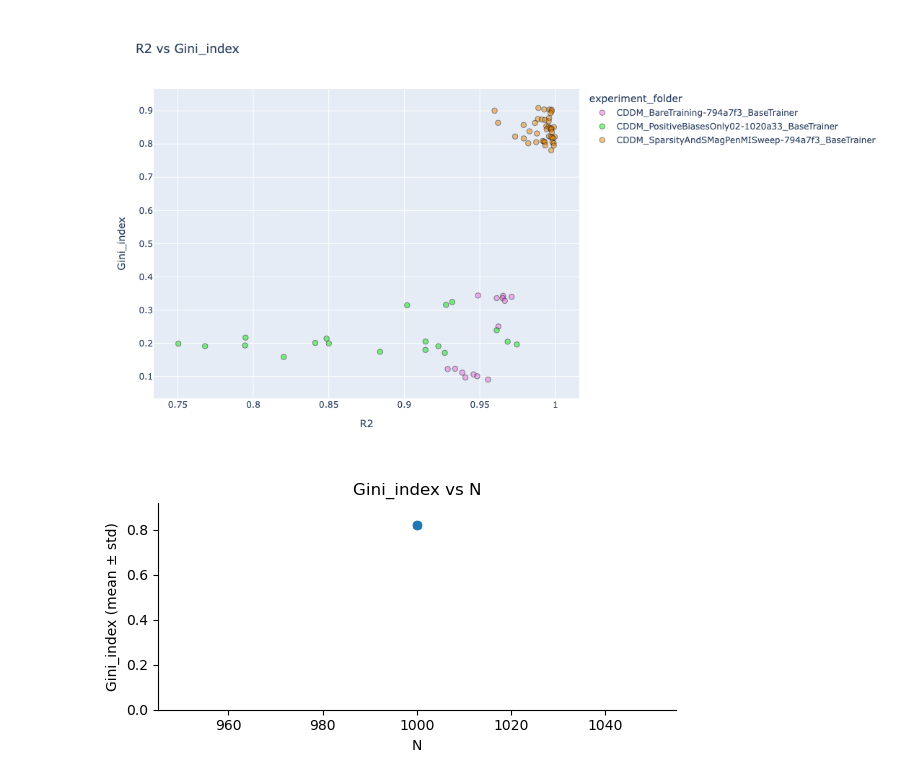
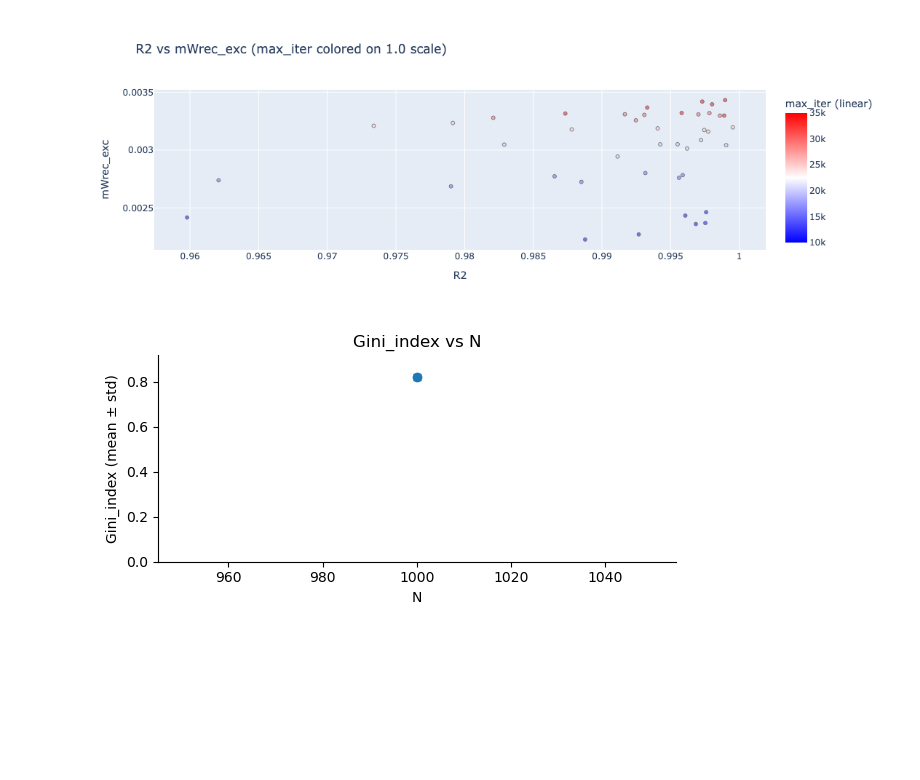
Before and after one commit to engellab/trainRNNbrain, a Jupyter notebook: jupyter/RNNs statistics.ipynb, the cells around one changed output. Saved outputs shown, nothing was run; the diff lists cells and outputs as text; code cells hidden in the pictures; blank space fills up the shorter version.

```diff
--- a/jupyter/RNNs statistics.ipynb
+++ b/jupyter/RNNs statistics.ipynb
@@ -371,20 +407,21 @@ df = df.dropna(subset=["R2"])
 df = df[df["R2"] > 0.75]
 df = df[df["experiment_folder"].isin([
     "CDDM_SparsityAndSMagPenMISweep-794a7f3_BaseTrainer",
-    "CDDM_BareTraining-794a7f3_BaseTrainer",
-    'CDDM_PositiveBiasesOnly02-1020a33_BaseTrainer'
+    # "CDDM_BareTraining-794a7f3_BaseTrainer",
+    # 'CDDM_PositiveBiasesOnly02-1020a33_BaseTrainer'
 ])]
 
 
-column = "experiment_folder"
+column = "max_iter"
 scale = "linear"  # "linear" or "log" (only applies when numeric)
 
 raw = df[column]
 num = pd.to_numeric(raw, errors="coerce")
 is_numeric = num.notna().sum() == raw.notna().sum()
 
-x = 1.5  # used for marker sizing/layout
-
+scale = 1.  # used for marker sizing/layout
+x = 'R2'
+y = "mWrec_exc"
 if is_numeric:
     df[column] = num
 
@@ -406,46 +443,44 @@ if is_numeric:
 
     cmin, cmax = float(df[color_col].min()), float(df[color_col].max())
     cmid = 0.5 * (cmin + cmax)
-
     fig = px.scatter(
-        df, x="R2", y="Gini_index",
+        df, x=x, y=y,
         color=color_col,
         color_continuous_scale=[(0, "blue"), (0.5, "white"), (1, "red")],
         color_continuous_midpoint=cmid,
         range_color=(cmin, cmax),
         hover_data=df.columns,
-        title=f"R2 vs Gini_index ({column} colored on {scale} scale)"
+        title=f"{x} vs {y} ({column} colored on {scale} scale)"
     )
     fig.update_layout(coloraxis_colorbar=dict(title=cbar_title, tickvals=tickvals, ticktext=ticktext))
 
 else:
     cat_col = f"{column}_str"
     df[cat_col] = raw.astype(str).fillna("NA")
 
     order = sorted(pd.unique(df[cat_col]), key=lambda s: (s == "NA", s))
     seq = distinct_hex_colors(len(order), seed=0)
     color_map = dict(zip(order, seq))
 
     hover_col = "experiment_folder"  # or "folder" if that’s what you want shown
-
     fig = px.scatter(
-        df, x="R2", y="Gini_index",
+        df, x=x, y=y,
         color=cat_col if not is_numeric else color_col,
         hover_name=hover_col,
-        hover_data={"path": False, "N": True, "R2": True, "Gini_index": True, "max_iter": True},  # optional extras; delete if you want minimal
+        hover_data={"path": False, "N": True, x: True, y: True, "max_iter": True},  # optional extras; delete if you want minimal
         category_orders={cat_col: order} if not is_numeric else None,
         color_discrete_map=color_map if not is_numeric else None,
         color_continuous_scale=[(0, "blue"), (0.5, "white"), (1, "red")] if is_numeric else None,
-        title="R2 vs Gini_index"
+        title=f"{x} vs {y}"
     )
     fig.update_layout(legend_title_text=column)
 
-fig.update_layout(autosize=False, width=1000 * x, height=400 * x)
-fig.update_traces(marker=dict(opacity=0.5, size=5 * x, line=dict(width=1, color="black")))
-fig.write_image("statistics_R2_vs_Gini_index_SE.svg")
+fig.update_layout(autosize=False, width=800 * scale, height=400 * scale)
+fig.update_traces(marker=dict(opacity=0.5, size=5 * scale, line=dict(width=1, color="black")))
+fig.write_image(f"statistics_{x}_vs_{y}.svg")
 fig.show()
 # %% [output]
-[figure, old version]
+[figure, new version]
 # %%
 for col in ['Gini_index', 'meanA', 'tVar', 'mWout', 'mWinp', 'mWrec_exc', 'mWrec_inh', 'R2']:
     g = df.groupby('N')[col].agg(['mean','var','count']).reset_index().sort_values('N')
```
Also changed, not shown: parts of 4 cells of this notebook, 4 other files.
